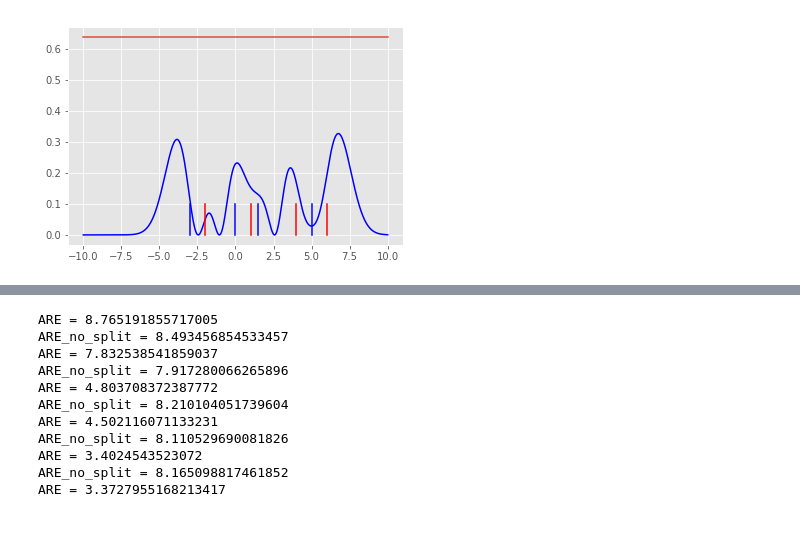
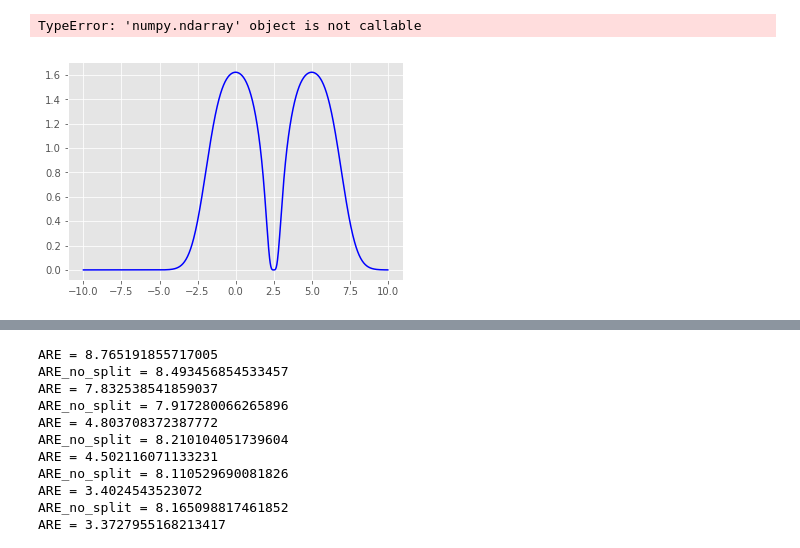
Before and after one commit to alonkipnis/one-bit-mean-estimation, a Jupyter notebook: Code/One_bit_Distributed.ipynb, the cells around one changed output, grey strips where cells are left out. Drawn from its saved outputs; the diff is of its cells as text; code cells hidden in the pictures.

```diff
--- a/Code/One_bit_Distributed.ipynb
+++ b/Code/One_bit_Distributed.ipynb
@@ -119,0 +144,28 @@ plt.show()
+# %%
+aa = np.asarray([-3,0,1.5,5])
+bb = np.asarray([-2,1,4,6])
+
+xx = np.linspace(-10,10,1000)
+
+eta0 = 4 * phi(0) ** 2
+
+h_fun = lambda x : phi(x) / Phi(x)
+
+
+f = abs(np.sum((phi(np.expand_dims(bb,0)-np.expand_dims(xx,1) ) - phi(np.expand_dims(aa,0)-np.expand_dims(xx,1))),1))
+F = np.sum((Phi(np.expand_dims(bb,0)-np.expand_dims(xx,1) ) - Phi(np.expand_dims(aa,0)-np.expand_dims(xx,1))),1)
+
+delta = 0
+def eta(x,delta) :
+    return f(x) ** (2+delta) / (F(x)*F(-x))**(1+delta)
+plt.plot(xx,f**(2+delta) / (F*(1-F) + 1e-10) ** (1+delta),'b')
+#plt.plot(xx,4 * f**2,'--g')
+#plt.plot(xx, np.minimum(1 / (abs(1/eta0 - xx ** 2)),2),'--k')
+plt.plot(xx,np.ones_like(xx)* eta(0, delta))
+#plt.plot(xx, eta(xx, delta)*(1-phi(2)/phi(0)),'c')
+
+for a in aa :
+    plt.plot(np.array([a,a]),np.array([0,0.1]) ,'b')
+
+for b in bb :
+    plt.plot(np.array([b,b]),np.array([0,0.1]) ,'r')
@@ -120,28 +175,29 @@ plt.show()
 # %%
-aa = np.asarray([-3,0,1.5,5])
-bb = np.asarray([-2,1,4,6])
+aa = np.asarray([0])
+bb = np.asarray([5])
 
 xx = np.linspace(-10,10,1000)
 
 eta0 = 4 * phi(0) ** 2
 
 h_fun = lambda x : phi(x) / Phi(x)
 
 
 f = abs(np.sum((phi(np.expand_dims(bb,0)-np.expand_dims(xx,1) ) - phi(np.expand_dims(aa,0)-np.expand_dims(xx,1))),1))
 F = np.sum((Phi(np.expand_dims(bb,0)-np.expand_dims(xx,1) ) - Phi(np.expand_dims(aa,0)-np.expand_dims(xx,1))),1)
 
-delta = 0
+delta = 2
 plt.plot(xx,f**(2+delta) / (F*(1-F) + 1e-10) ** (1+delta),'b')
 #plt.plot(xx,4 * f**2,'--g')
 #plt.plot(xx, np.minimum(1 / (abs(1/eta0 - xx ** 2)),2),'--k')
 plt.plot(xx,np.ones_like(xx)* eta(0, delta))
 #plt.plot(xx, eta(xx, delta)*(1-phi(2)/phi(0)),'c')
 
 for a in aa :
     plt.plot(np.array([a,a]),np.array([0,0.1]) ,'b')
 
 for b in bb :
     plt.plot(np.array([b,b]),np.array([0,0.1]) ,'r')
 # %% [output]
+TypeError: 'numpy.ndarray' object is not callable
-[figure, old version]
+[figure, new version]
```
Also changed, not shown: parts of 8 cells of this notebook, 3 other files.
